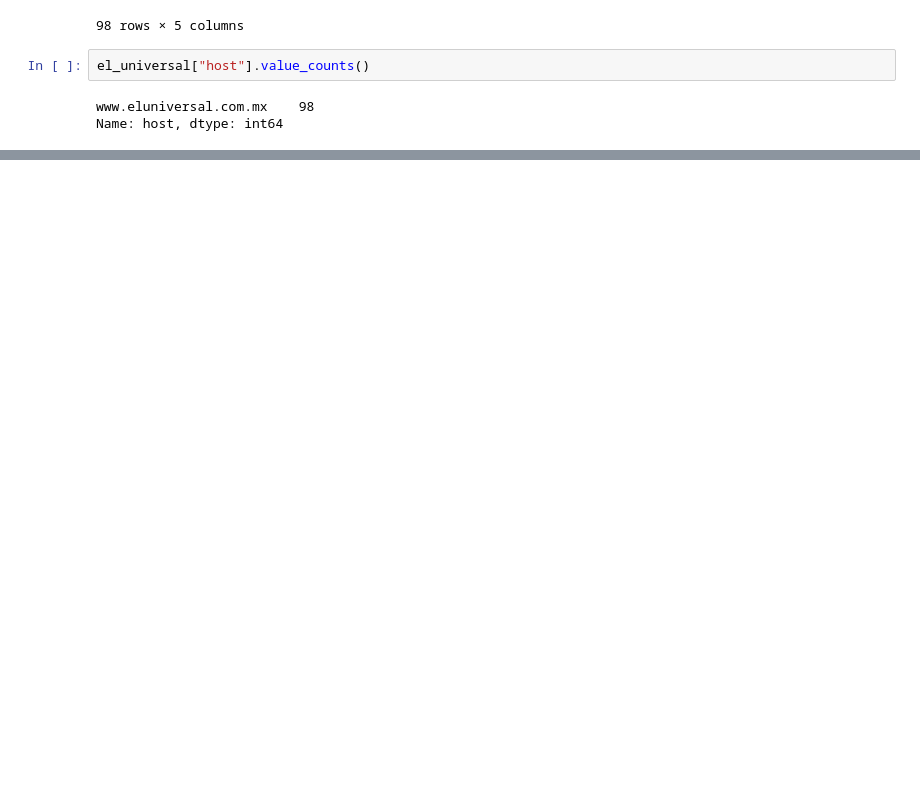
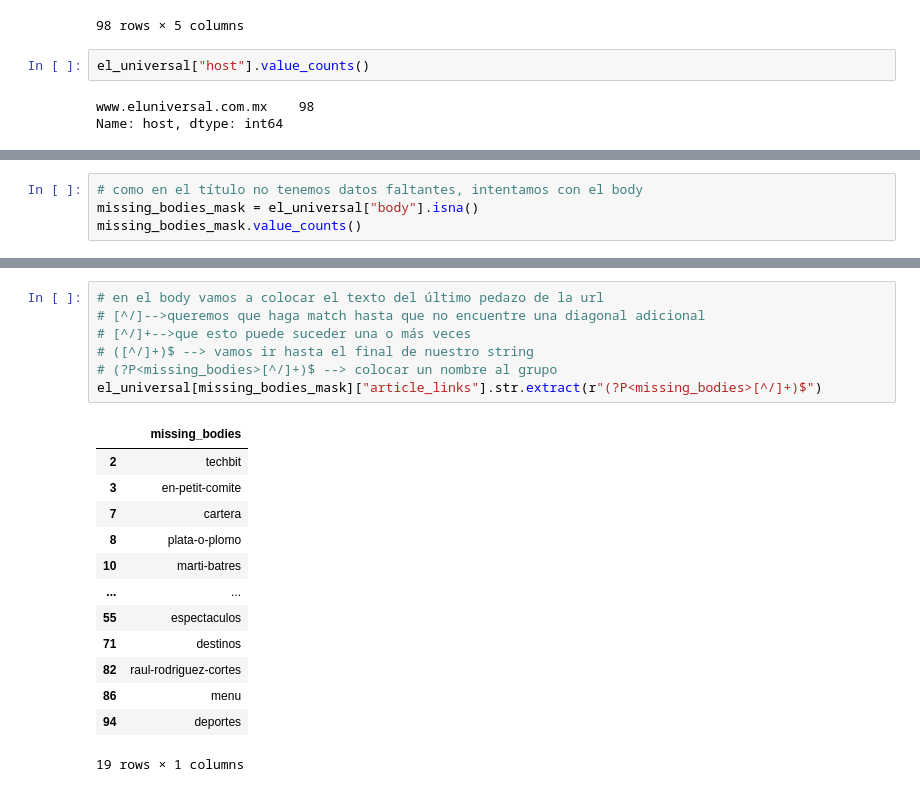
Before and after one commit to crissebasbol/Data_engineering_python, a Jupyter notebook: c_Pandas/Introduction Pandas.ipynb, the cells around one changed output, grey strips where cells are left out. Drawn from its saved outputs; the diff is of its cells as text; blank space fills up the shorter version.

Commit message:
Get missing data

```diff
--- a/c_Pandas/Introduction Pandas.ipynb
+++ b/c_Pandas/Introduction Pandas.ipynb
@@ -251,0 +262,4 @@ Name: host, dtype: int64
+# %%
+# como en el título no tenemos datos faltantes, intentamos con el body
+missing_bodies_mask = el_universal["body"].isna()
+missing_bodies_mask.value_counts()
@@ -251,0 +285,21 @@ Name: host, dtype: int64
+# %%
+# en el body vamos a colocar el texto del último pedazo de la url
+# [^/]-->queremos que haga match hasta que no encuentre una diagonal adicional
+# [^/]+-->que esto puede suceder una o más veces
+# ([^/]+)$ --> vamos ir hasta el final de nuestro string
+# (?P<missing_bodies>[^/]+)$ --> colocar un nombre al grupo
+el_universal[missing_bodies_mask]["article_links"].str.extract(r"(?P<missing_bodies>[^/]+)$")
+# %% [output]
+|  | missing_bodies |
+| 2 | techbit |
+| 3 | en-petit-comite |
+| 7 | cartera |
+| 8 | plata-o-plomo |
+| 10 | marti-batres |
+| ... | ... |
+| 55 | espectaculos |
+| 71 | destinos |
+| 82 | raul-rodriguez-cortes |
+| 86 | menu |
+| 94 | deportes |
+19 rows × 1 columns
```
Also changed, not shown: parts of 5 cells of this notebook.
